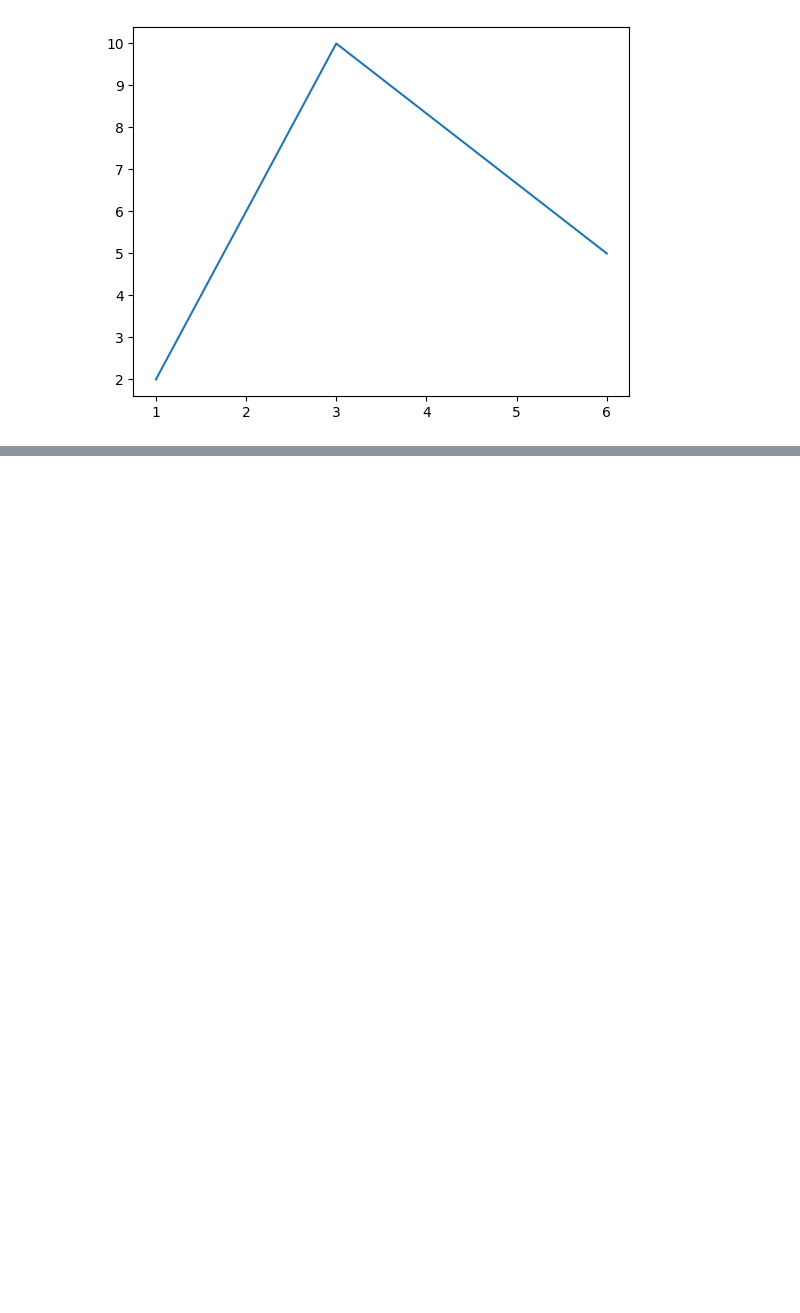
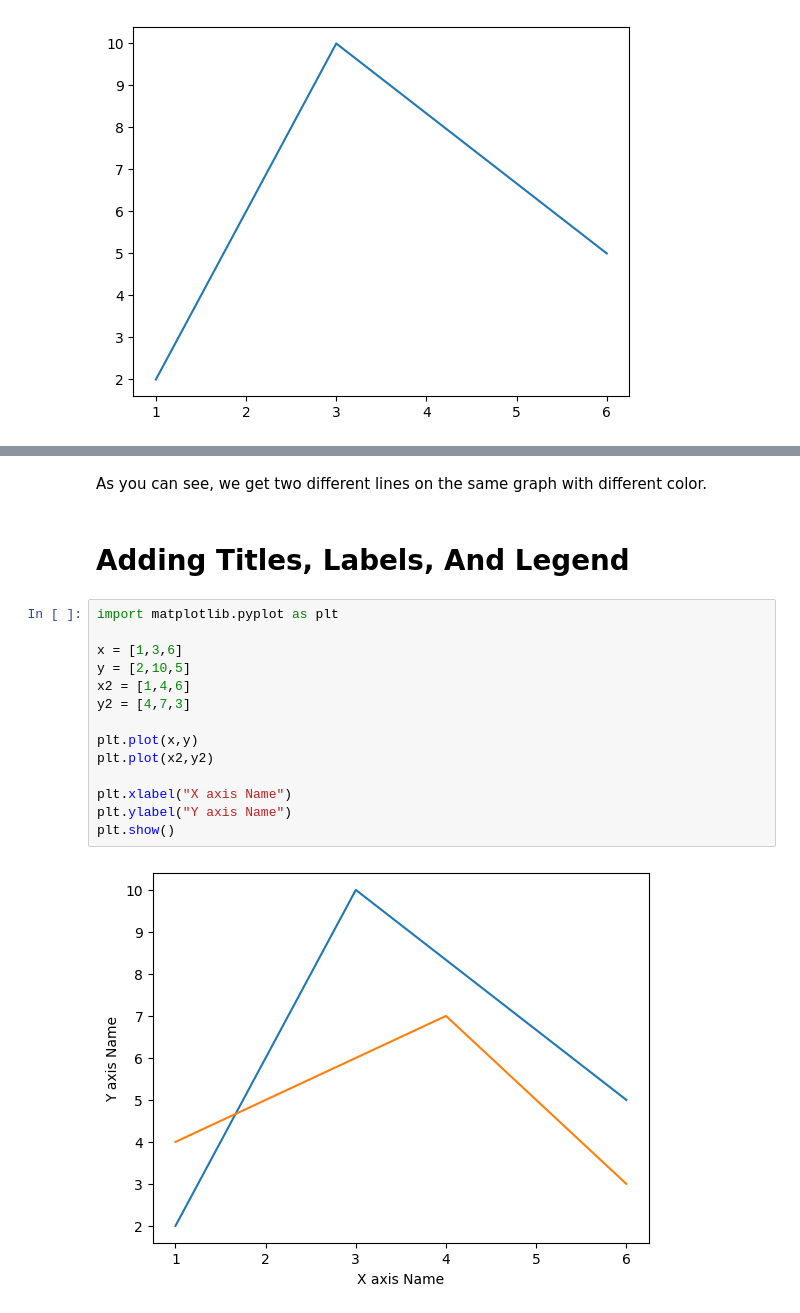
Before and after one commit to Srishti36912/Python_clg, a Jupyter notebook: matplotlib.ipynb, the cells around one changed output, grey strips where cells are left out. Cells and saved outputs as stored; diff of their text form; blank space fills up the shorter version.

```diff
--- a/matplotlib.ipynb
+++ b/matplotlib.ipynb
@@ -47,0 +64,20 @@ plt.show()
+# %% [markdown]
+As you can see, we get two different lines on the same graph with different color.
+# %% [markdown]
+# Adding Titles, Labels, And Legend
+# %%
+import matplotlib.pyplot as plt
+
+x = [1,3,6]
+y = [2,10,5]
+x2 = [1,4,6]
+y2 = [4,7,3]
+
+plt.plot(x,y)
+plt.plot(x2,y2)
+
+plt.xlabel("X axis Name")
+plt.ylabel("Y axis Name")
+plt.show()
+# %% [output]
+[figure, added]
```
Also changed, not shown: parts of 14 cells of this notebook.
